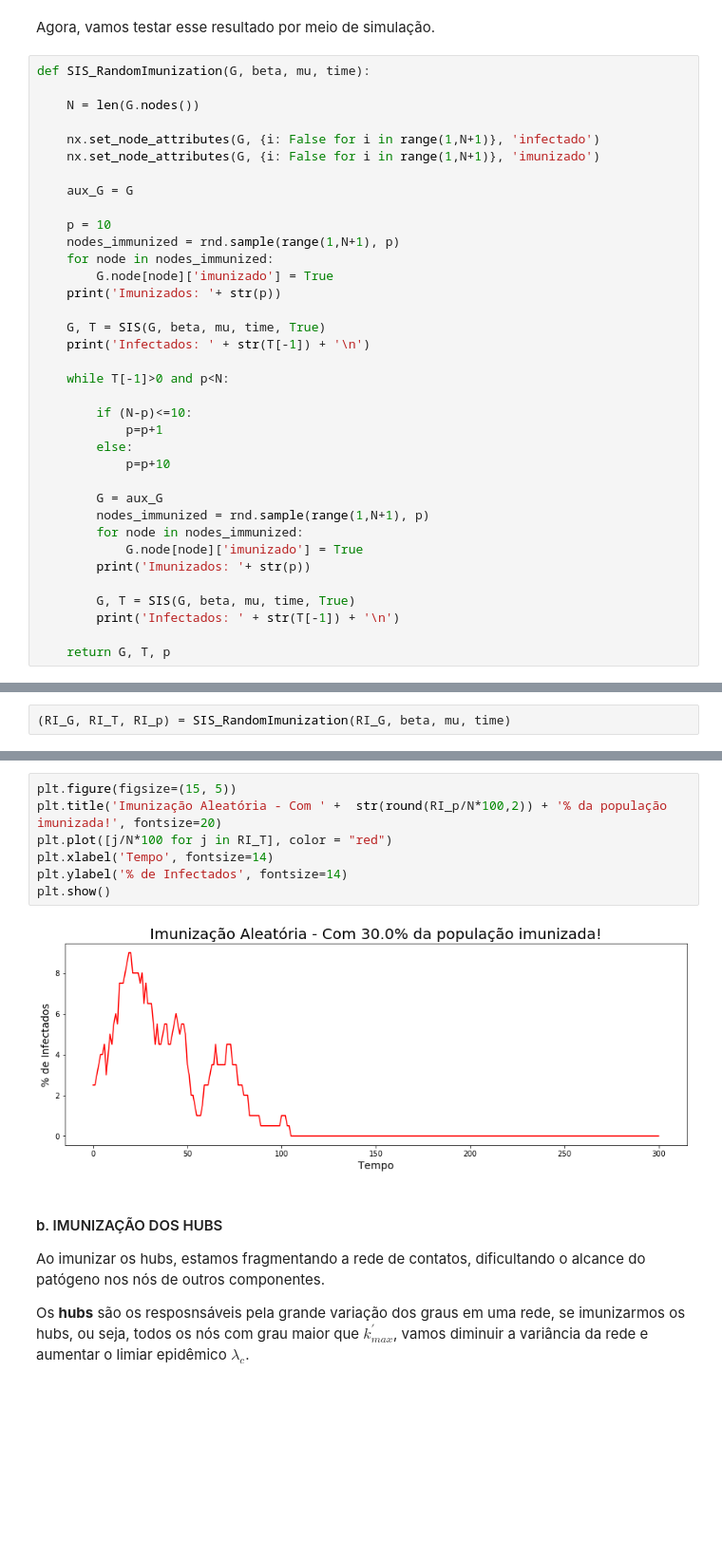
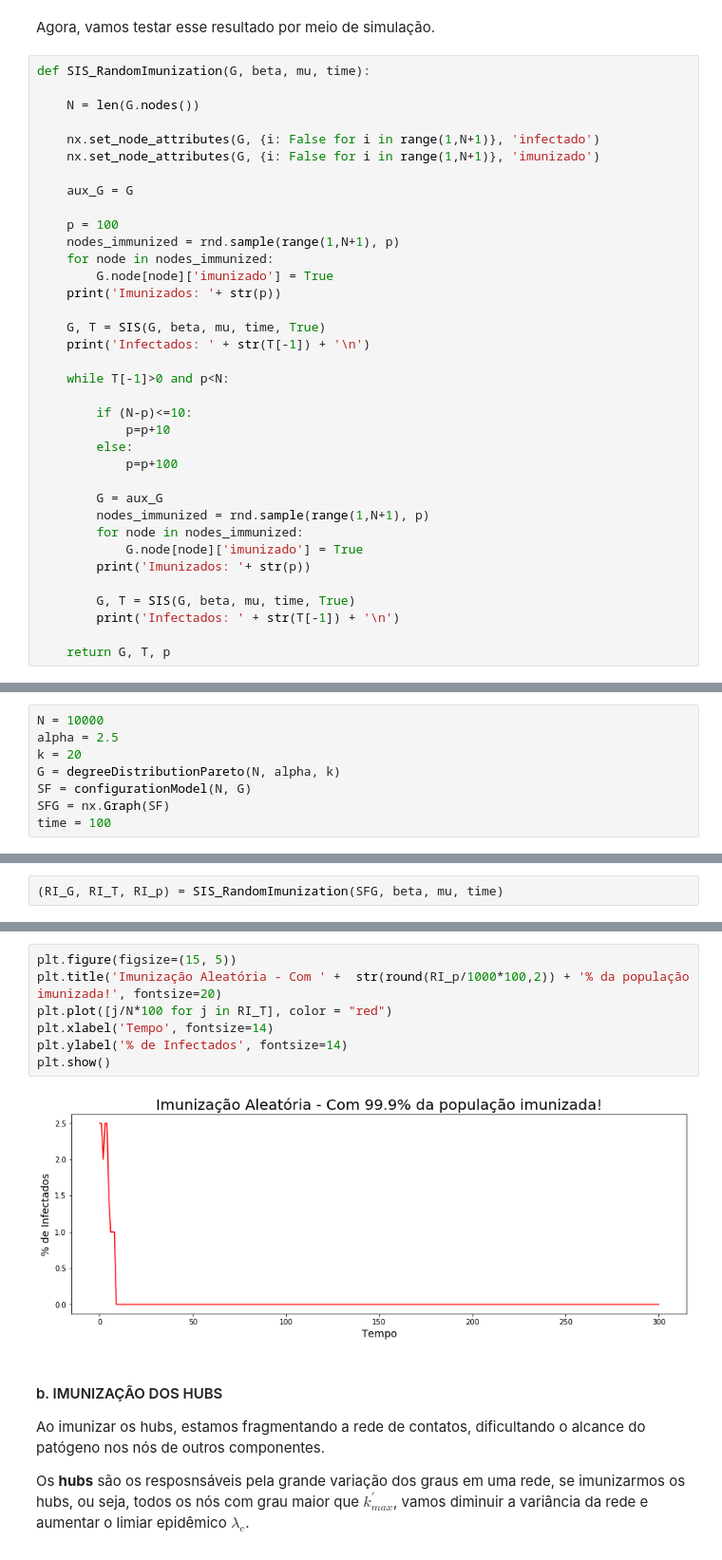
Before and after one commit to anacwagner/FGV_EMAp_Mestrado, a Jupyter notebook: Redes-Complexas-2019/Trabalho Redes - Respostas (2).ipynb, the cells around one changed output, grey strips where cells are left out. Shown at 95% size. Drawn from its saved outputs; the diff is of its cells as text; blank space fills up the shorter version.

```diff
--- a/Redes-Complexas-2019/Trabalho Redes - Respostas (2).ipynb
+++ b/Redes-Complexas-2019/Trabalho Redes - Respostas (2).ipynb
@@ -688,7 +688,7 @@ def SIS_RandomImunization(G, beta, mu, time):
 
     aux_G = G
 
-    p = 10
+    p = 100
     nodes_immunized = rnd.sample(range(1,N+1), p)
     for node in nodes_immunized:
         G.node[node]['imunizado'] = True
@@ -700,9 +700,9 @@ def SIS_RandomImunization(G, beta, mu, time):
     while T[-1]>0 and p<N:
 
         if (N-p)<=10:
-            p=p+1
+            p=p+10
         else:
-            p=p+10
+            p=p+100
 
         G = aux_G
         nodes_immunized = rnd.sample(range(1,N+1), p)
@@ -723 +723,9 @@ time = 300
+# %%
+N = 10000
+alpha = 2.5
+k = 20
+G = degreeDistributionPareto(N, alpha, k)
+SF = configurationModel(N, G)
+SFG = nx.Graph(SF)
+time = 100
 # %%
@@ -727,3 +735,3 @@ max(list(dict(RI_G.degree()).values()))
 # %%
-(RI_G, RI_T, RI_p) = SIS_RandomImunization(RI_G, beta, mu, time)
+(RI_G, RI_T, RI_p) = SIS_RandomImunization(SFG, beta, mu, time)
 # %% [output]
@@ -753,13 +751,13 @@ print('Pela simulação da Imunização Aleatória, encontramos que precisamos i
 Pela simulação da Imunização Aleatória, encontramos que precisamos imunizar cerca de 99.9 da população!
 # %%
 plt.figure(figsize=(15, 5))
-plt.title('Imunização Aleatória - Com ' +  str(round(RI_p/N*100,2)) + '% da população imunizada!', fontsize=20)
+plt.title('Imunização Aleatória - Com ' +  str(round(RI_p/1000*100,2)) + '% da população imunizada!', fontsize=20)
 plt.plot([j/N*100 for j in RI_T], color = "red")
 plt.xlabel('Tempo', fontsize=14)
 plt.ylabel('% de Infectados', fontsize=14)
 plt.show()
 # %% [output]
-[figure, old version]
+[figure, new version]
 # %% [markdown]
 #### b. IMUNIZAÇÃO DOS HUBS
 
```
Also changed, not shown: parts of 5 cells of this notebook.
